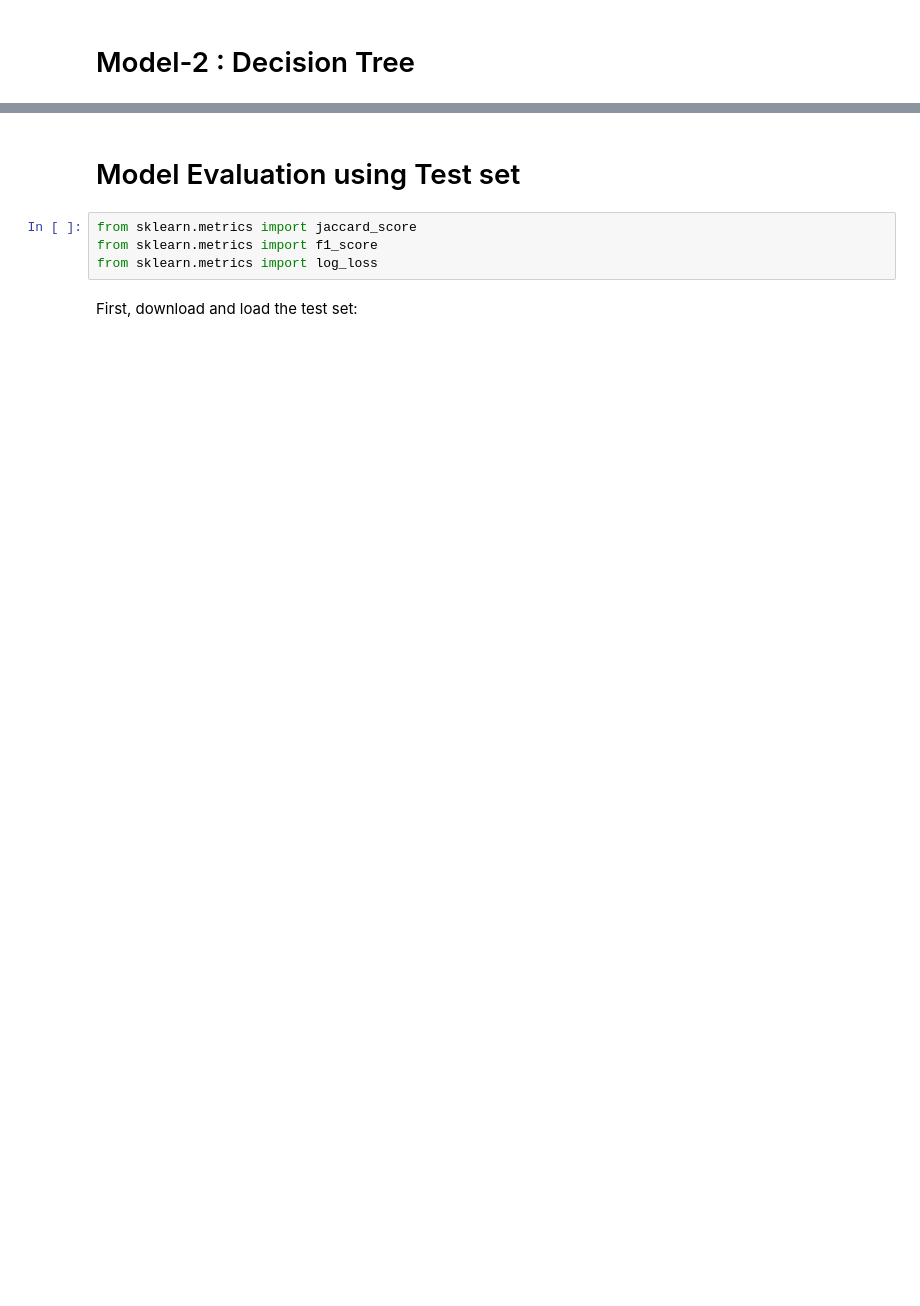
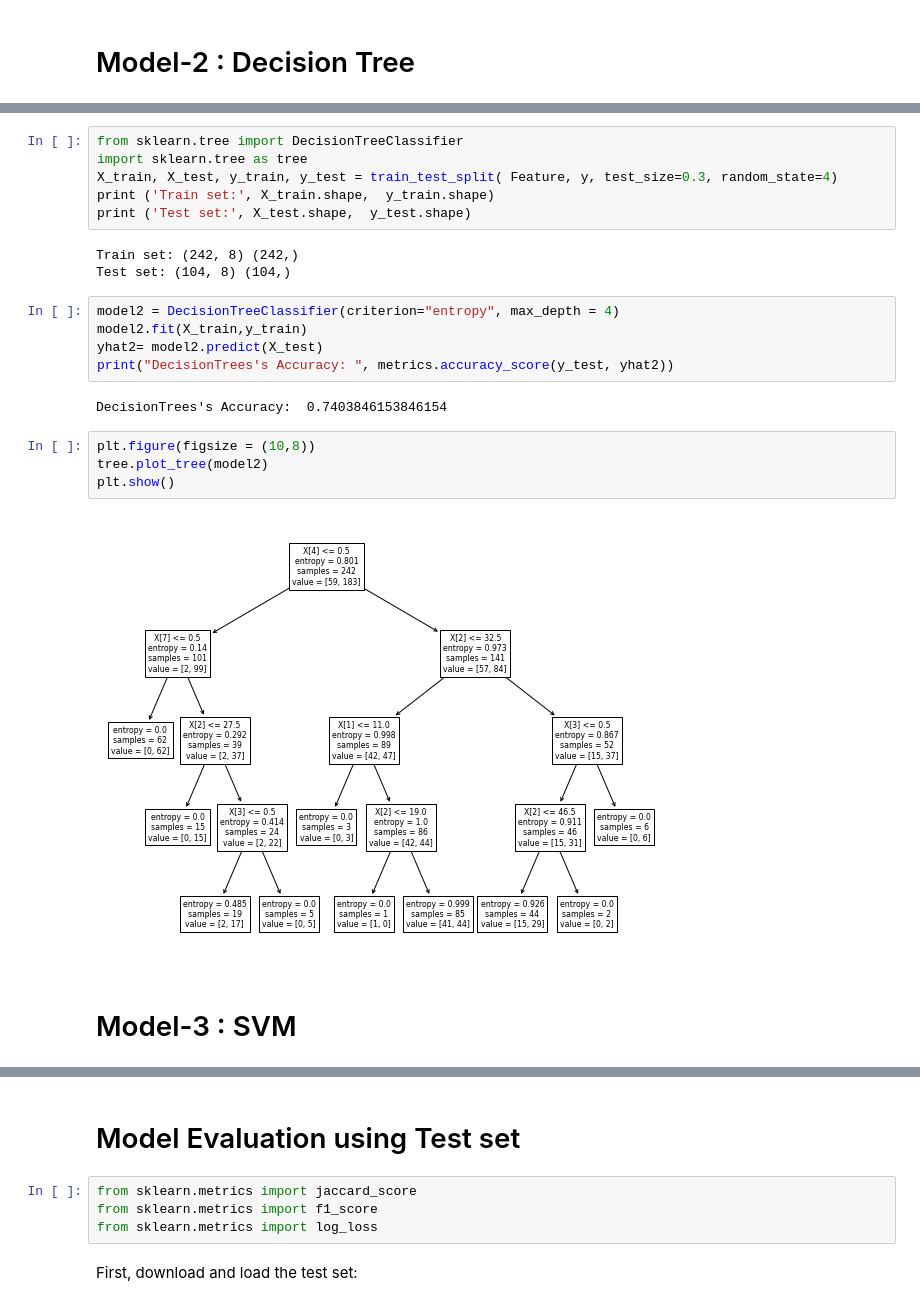
Before and after one commit to ShubhamOulkar/Customer-Loans_Status-Predictions, a Jupyter notebook: Loan(Classification)_Final_ML_project.ipynb, the cells around one changed output, grey strips where cells are left out. Drawn from its saved outputs; the diff is of its cells as text; blank space fills up the shorter version.

```diff
--- a/Loan(Classification)_Final_ML_project.ipynb
+++ b/Loan(Classification)_Final_ML_project.ipynb
@@ -313,0 +313,24 @@ plt.show()
+# %%
+from sklearn.tree import DecisionTreeClassifier
+import sklearn.tree as tree
+X_train, X_test, y_train, y_test = train_test_split( Feature, y, test_size=0.3, random_state=4)
+print ('Train set:', X_train.shape,  y_train.shape)
+print ('Test set:', X_test.shape,  y_test.shape)
+# %% [output]
+Train set: (242, 8) (242,)
+Test set: (104, 8) (104,)
+# %%
+model2 = DecisionTreeClassifier(criterion="entropy", max_depth = 4)
+model2.fit(X_train,y_train)
+yhat2= model2.predict(X_test)
+print("DecisionTrees's Accuracy: ", metrics.accuracy_score(y_test, yhat2))
+# %% [output]
+DecisionTrees's Accuracy:  0.7403846153846154
+# %%
+plt.figure(figsize = (10,8))
+tree.plot_tree(model2)
+plt.show()
+# %% [output]
+[figure, added]
+# %% [markdown]
+# Model-3 : SVM
```
Also changed, not shown: parts of 17 cells of this notebook.
